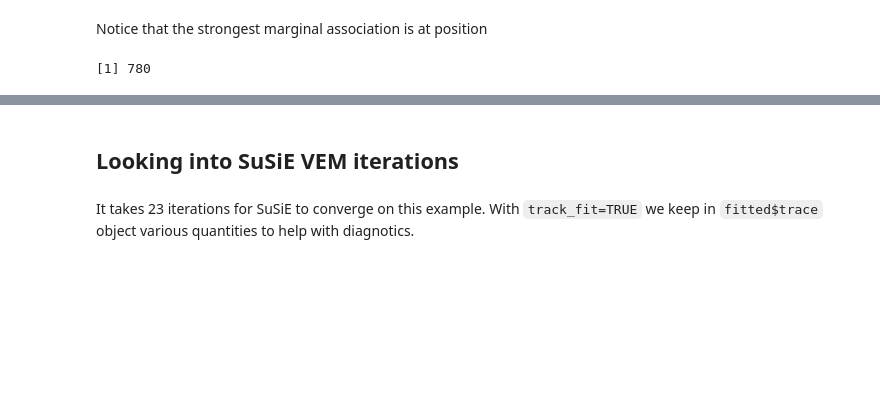
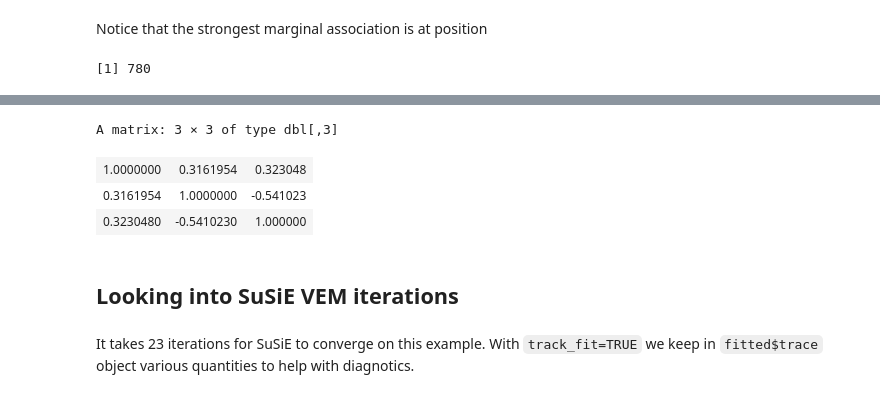
Before and after one commit to stephenslab/susie-paper, a Jupyter notebook: manuscript_results/pedagogical_example.ipynb, the cells around one changed output, grey strips where cells are left out. Drawn from its saved outputs; the diff is of its cells as text; code cells hidden in the pictures; blank space fills up the shorter version.

```diff
--- a/manuscript_results/pedagogical_example.ipynb
+++ b/manuscript_results/pedagogical_example.ipynb
@@ -100,3 +103,10 @@ which.max(abs(fitted$z))
+# %%
+cor(dat$X[,c(which(b!=0), which.max(abs(fitted$z)))])
+# %% [output]
+A matrix: 3 × 3 of type dbl[,3]
+| 1.0000000 | 0.3161954 | 0.323048 |
+| 0.3161954 | 1.0000000 | -0.541023 |
+| 0.3230480 | -0.5410230 | 1.000000 |
 # %% [markdown]
 ## Looking into SuSiE VEM iterations
 # %% [markdown]
```
Also changed, not shown: parts of 3 cells of this notebook, 6 other files.
